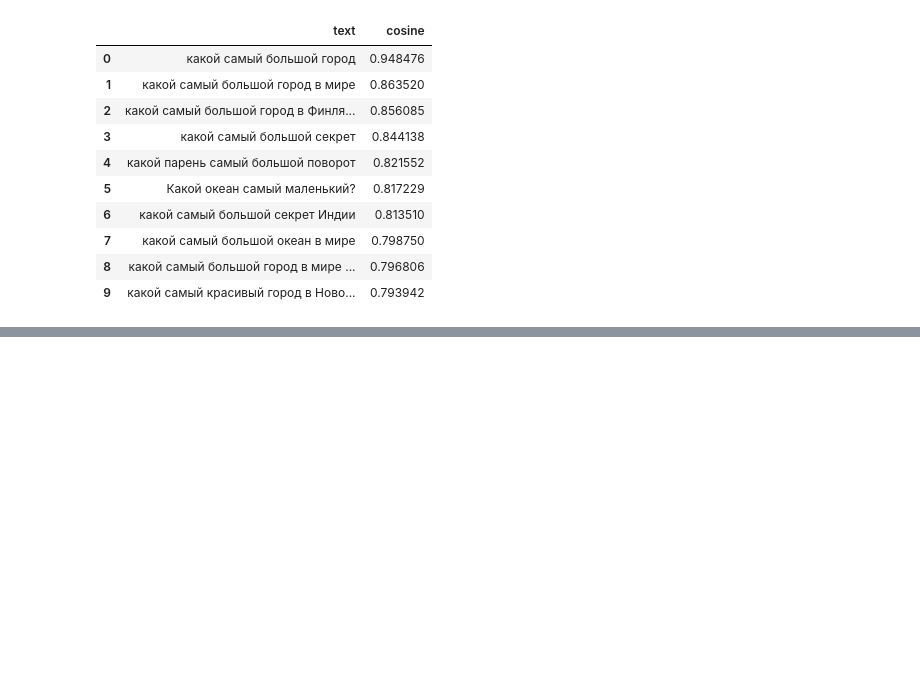
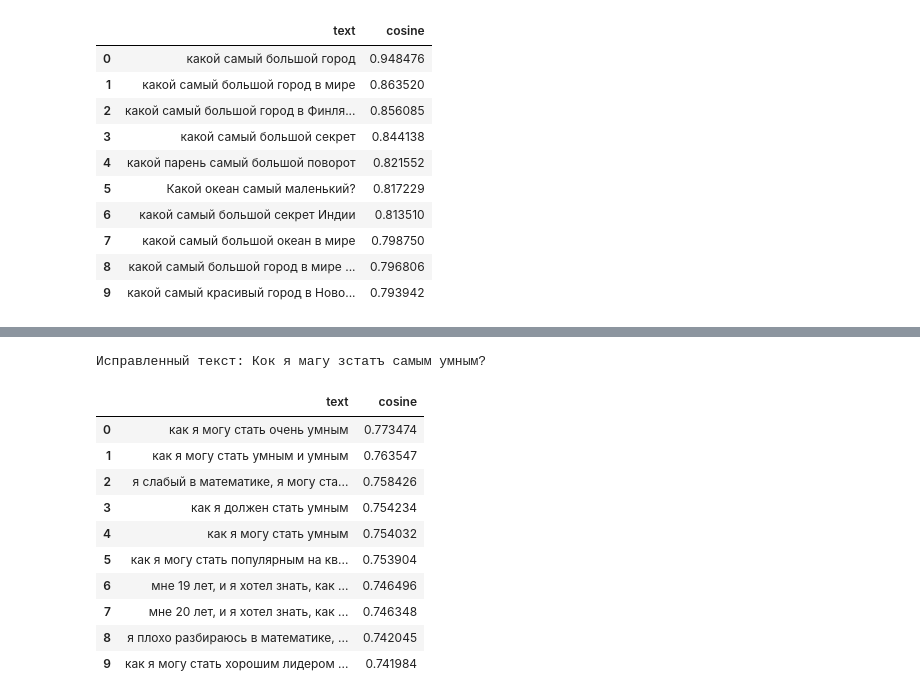
Before and after one commit to slavastar/Data-Analysis-Course, a Jupyter notebook: LW2.ipynb, the cells around one changed output, grey strips where cells are left out. Saved outputs shown, nothing was run; the diff lists cells and outputs as text; code cells hidden in the pictures; blank space fills up the shorter version.

```diff
--- a/LW2.ipynb
+++ b/LW2.ipynb
@@ -270,0 +303,16 @@ most_similar_texts(text)
+# %%
+text = 'Кок я магу зстатъ сомым умным?'
+most_similar_texts(text)
+# %% [output]
+Исправленный текст: Кок я магу зстатъ самым умным?
+|  | text | cosine |
+| 0 | как я могу стать очень умным | 0.773474 |
+| 1 | как я могу стать умным и умным | 0.763547 |
+| 2 | я слабый в математике, я могу ста... | 0.758426 |
+| 3 | как я должен стать умным | 0.754234 |
+| 4 | как я могу стать умным | 0.754032 |
+| 5 | как я могу стать популярным на кв... | 0.753904 |
+| 6 | мне 19 лет, и я хотел знать, как ... | 0.746496 |
+| 7 | мне 20 лет, и я хотел знать, как ... | 0.746348 |
+| 8 | я плохо разбираюсь в математике, ... | 0.742045 |
+| 9 | как я могу стать хорошим лидером ... | 0.741984 |
```
Also changed, not shown: parts of 4 cells of this notebook.
